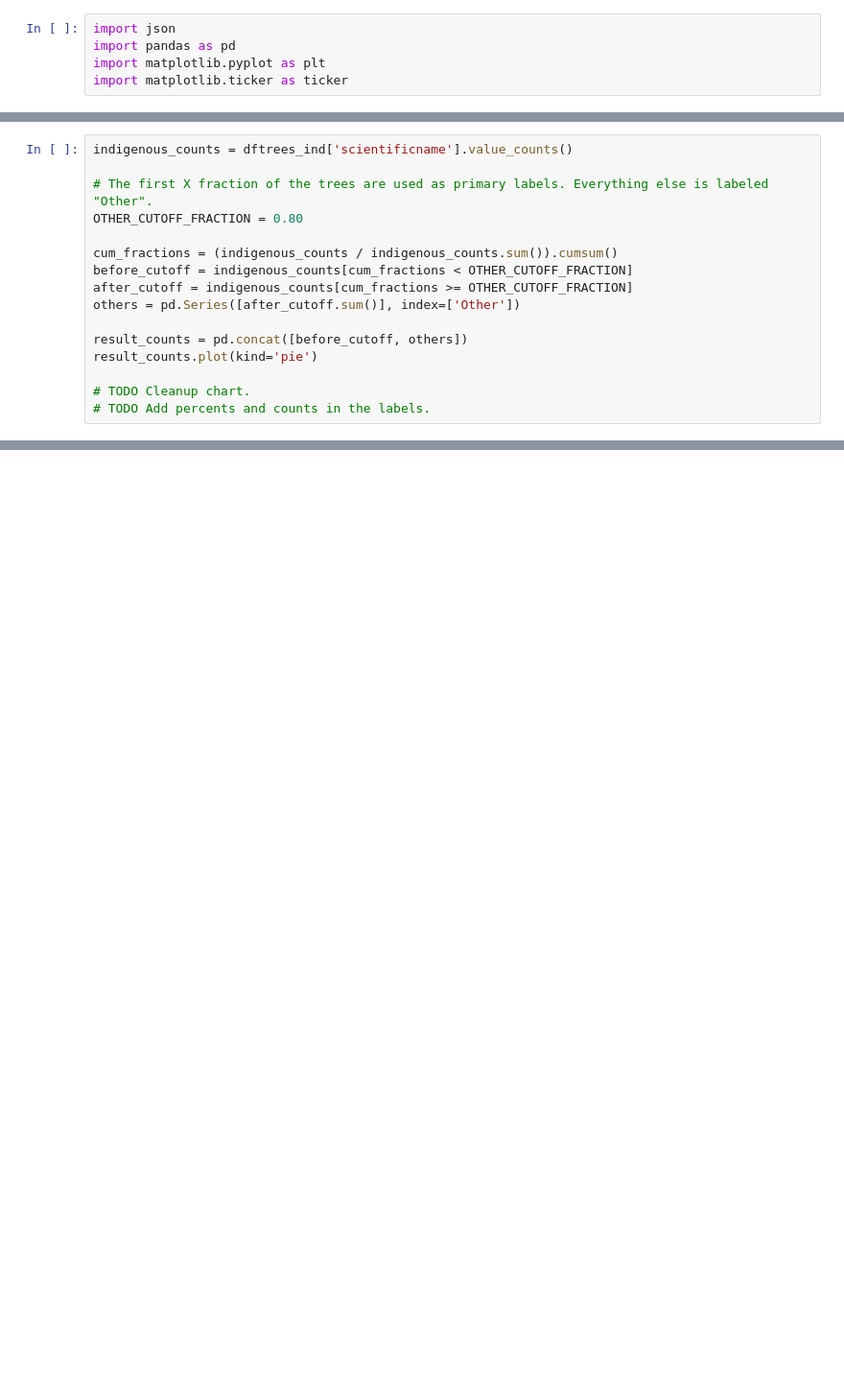
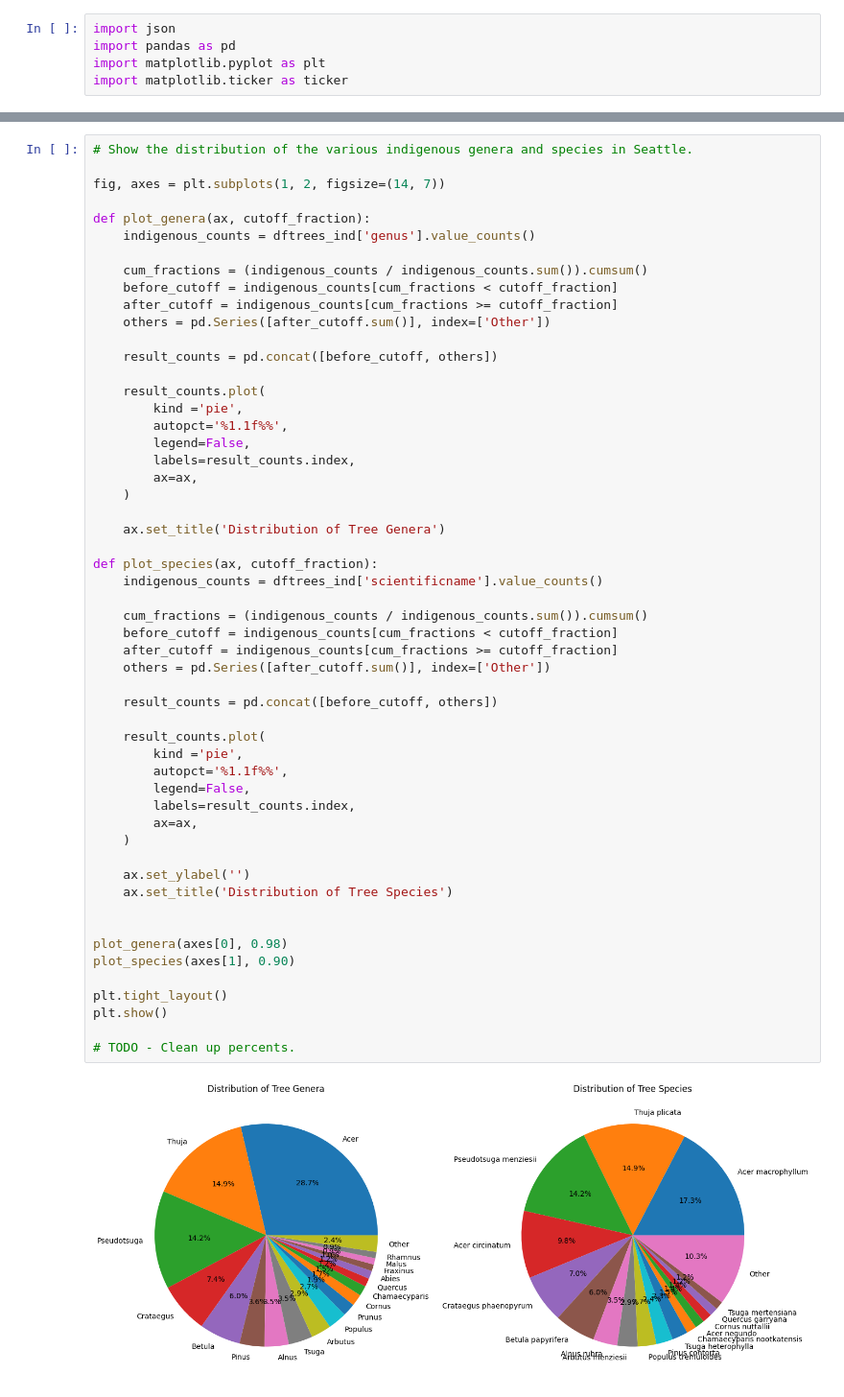
Before and after one commit to fractalate/data-trees-seattle, a Jupyter notebook: indigenous_trees.ipynb, the cells around one changed output, grey strips where cells are left out. Shown: that part at 96% size. Saved outputs shown, nothing was run; the diff lists cells and outputs as text; blank space fills up the shorter version.

```diff
--- a/indigenous_trees.ipynb
+++ b/indigenous_trees.ipynb
@@ -60,18 +78,2 @@ plt.show()
 # %% [output]
 [figure]
-# %%
-indigenous_counts = dftrees_ind['scientificname'].value_counts()
-
-# The first X fraction of the trees are used as primary labels. Everything else is labeled "Other".
-OTHER_CUTOFF_FRACTION = 0.80
-
-cum_fractions = (indigenous_counts / indigenous_counts.sum()).cumsum()
-before_cutoff = indigenous_counts[cum_fractions < OTHER_CUTOFF_FRACTION]
-after_cutoff = indigenous_counts[cum_fractions >= OTHER_CUTOFF_FRACTION]
-others = pd.Series([after_cutoff.sum()], index=['Other'])
-
-result_counts = pd.concat([before_cutoff, others])
-result_counts.plot(kind='pie')
-
-# TODO Cleanup chart.
-# TODO Add percents and counts in the labels.
@@ -126,0 +80,56 @@ def plot_trees_by_scientific_name(scientificname):
+# %%
+# Show the distribution of the various indigenous genera and species in Seattle.
+
+fig, axes = plt.subplots(1, 2, figsize=(14, 7))
+
+def plot_genera(ax, cutoff_fraction):
+    indigenous_counts = dftrees_ind['genus'].value_counts()
+
+    cum_fractions = (indigenous_counts / indigenous_counts.sum()).cumsum()
+    before_cutoff = indigenous_counts[cum_fractions < cutoff_fraction]
+    after_cutoff = indigenous_counts[cum_fractions >= cutoff_fraction]
+    others = pd.Series([after_cutoff.sum()], index=['Other'])
+
+    result_counts = pd.concat([before_cutoff, others])
+
+    result_counts.plot(
+        kind ='pie',
+        autopct='%1.1f%%',
+        legend=False,
+        labels=result_counts.index,
+        ax=ax,
+    )
+
+    ax.set_title('Distribution of Tree Genera')
+
+def plot_species(ax, cutoff_fraction):
+    indigenous_counts = dftrees_ind['scientificname'].value_counts()
+
+    cum_fractions = (indigenous_counts / indigenous_counts.sum()).cumsum()
+    before_cutoff = indigenous_counts[cum_fractions < cutoff_fraction]
+    after_cutoff = indigenous_counts[cum_fractions >= cutoff_fraction]
+    others = pd.Series([after_cutoff.sum()], index=['Other'])
+
+    result_counts = pd.concat([before_cutoff, others])
+
+    result_counts.plot(
+        kind ='pie',
+        autopct='%1.1f%%',
+        legend=False,
+        labels=result_counts.index,
+        ax=ax,
+    )
+
+    ax.set_ylabel('')
+    ax.set_title('Distribution of Tree Species')
+
+
+plot_genera(axes[0], 0.98)
+plot_species(axes[1], 0.90)
+
+plt.tight_layout()
+plt.show()
+
+# TODO - Clean up percents.
+# %% [output]
+[figure, added]
```
Also changed, not shown: parts of 13 cells of this notebook.
